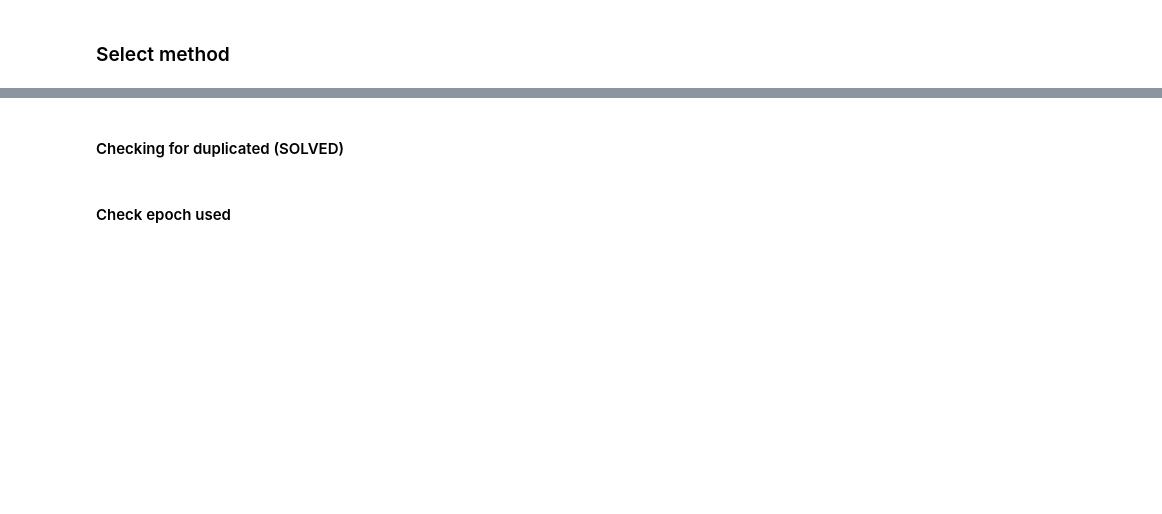
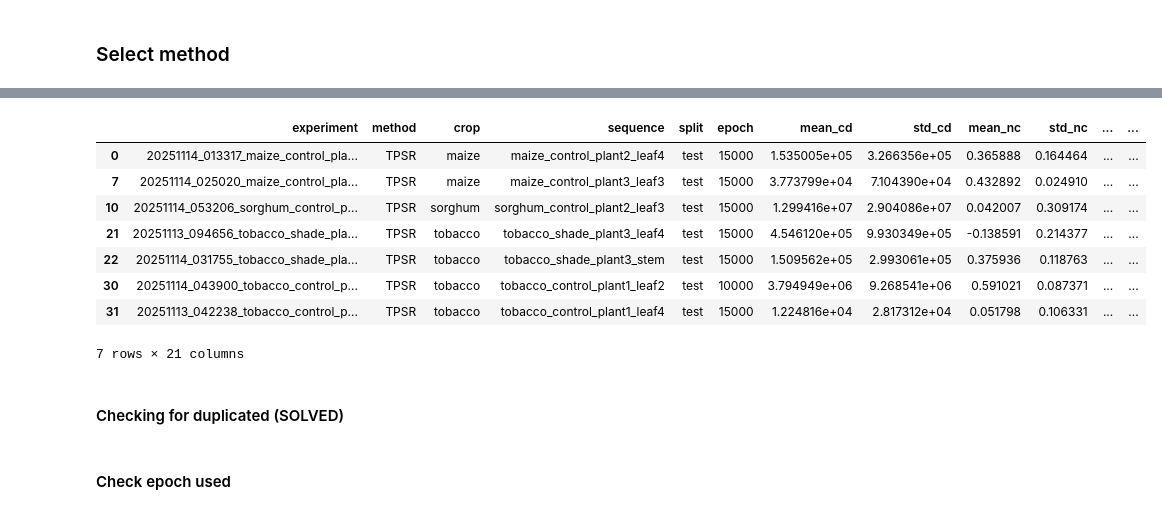
Before and after one commit to Joaquin-Gajardo/CanFields-TrackPlant3D, a Jupyter notebook: notebooks/verify_trackplant3d_per_organ_results.ipynb, the cells around one changed output, grey strips where cells are left out. Drawn from its saved outputs; the diff is of its cells as text; code cells hidden in the pictures; blank space fills up the shorter version.

Commit message:
add small analysis of test sequences min timepoints in notebook

```diff
--- a/notebooks/verify_trackplant3d_per_organ_results.ipynb
+++ b/notebooks/verify_trackplant3d_per_organ_results.ipynb
@@ -12,3 +51,15 @@ method_subtable = df.loc[df['method'] == method].reset_index(drop=True)
+# %%
+method_subtable.loc[method_subtable['mean_cd'] > 10e3]
+# %% [output]
+|  | experiment | method | crop | sequence | split | epoch | mean_cd | std_cd | mean_nc | std_nc | ... | ... |
+| 0 | 20251114_013317_maize_control_pla... | TPSR | maize | maize_control_plant2_leaf4 | test | 15000 | 1.535005e+05 | 3.266356e+05 | 0.365888 | 0.164464 | ... | ... |
+| 7 | 20251114_025020_maize_control_pla... | TPSR | maize | maize_control_plant3_leaf3 | test | 15000 | 3.773799e+04 | 7.104390e+04 | 0.432892 | 0.024910 | ... | ... |
+| 10 | 20251114_053206_sorghum_control_p... | TPSR | sorghum | sorghum_control_plant2_leaf3 | test | 15000 | 1.299416e+07 | 2.904086e+07 | 0.042007 | 0.309174 | ... | ... |
+| 21 | 20251113_094656_tobacco_shade_pla... | TPSR | tobacco | tobacco_shade_plant3_leaf4 | test | 15000 | 4.546120e+05 | 9.930349e+05 | -0.138591 | 0.214377 | ... | ... |
+| 22 | 20251114_031755_tobacco_shade_pla... | TPSR | tobacco | tobacco_shade_plant3_stem | test | 15000 | 1.509562e+05 | 2.993061e+05 | 0.375936 | 0.118763 | ... | ... |
+| 30 | 20251114_043900_tobacco_control_p... | TPSR | tobacco | tobacco_control_plant1_leaf2 | test | 10000 | 3.794949e+06 | 9.268541e+06 | 0.591021 | 0.087371 | ... | ... |
+| 31 | 20251113_042238_tobacco_control_p... | TPSR | tobacco | tobacco_control_plant1_leaf4 | test | 15000 | 1.224816e+04 | 2.817312e+04 | 0.051798 | 0.106331 | ... | ... |
+7 rows × 21 columns
 # %% [markdown]
 #### Checking for duplicated (SOLVED)
 # %%
```
Also changed, not shown: parts of 7 cells of this notebook.
